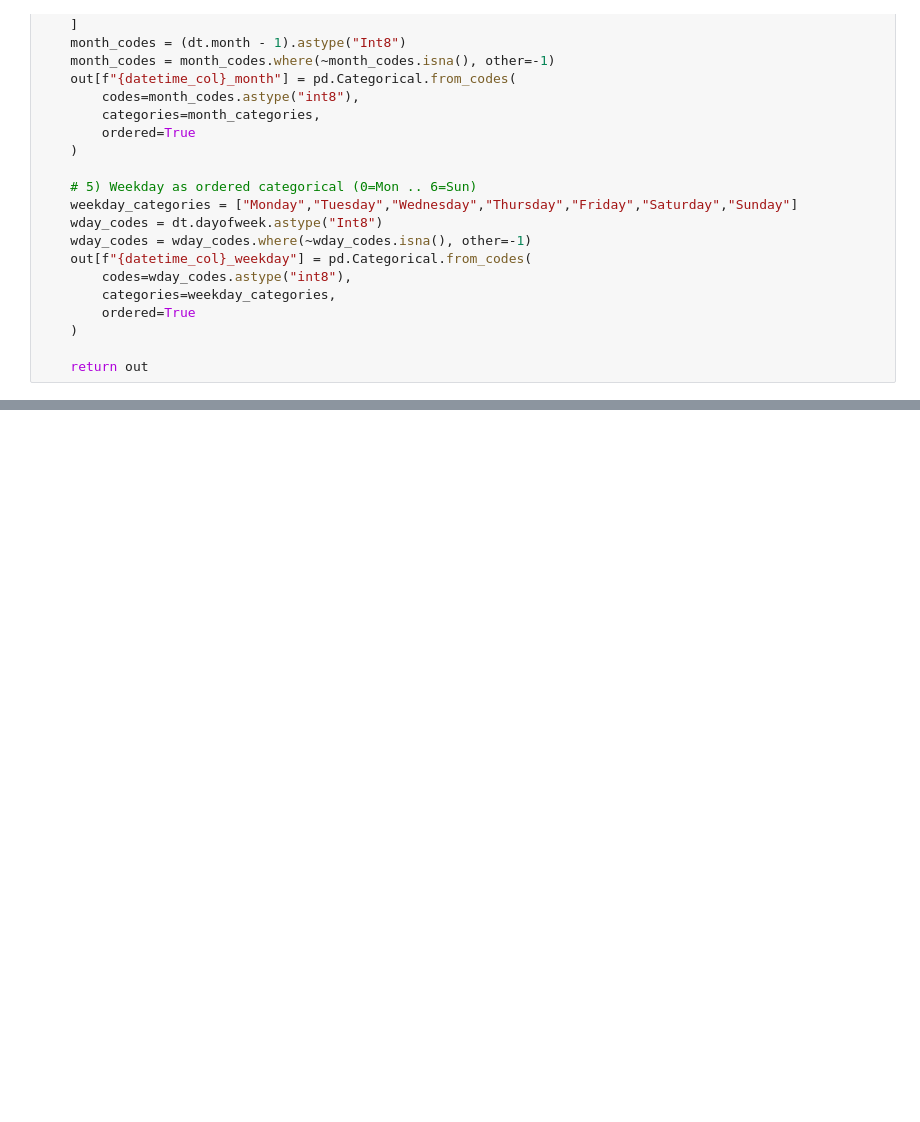
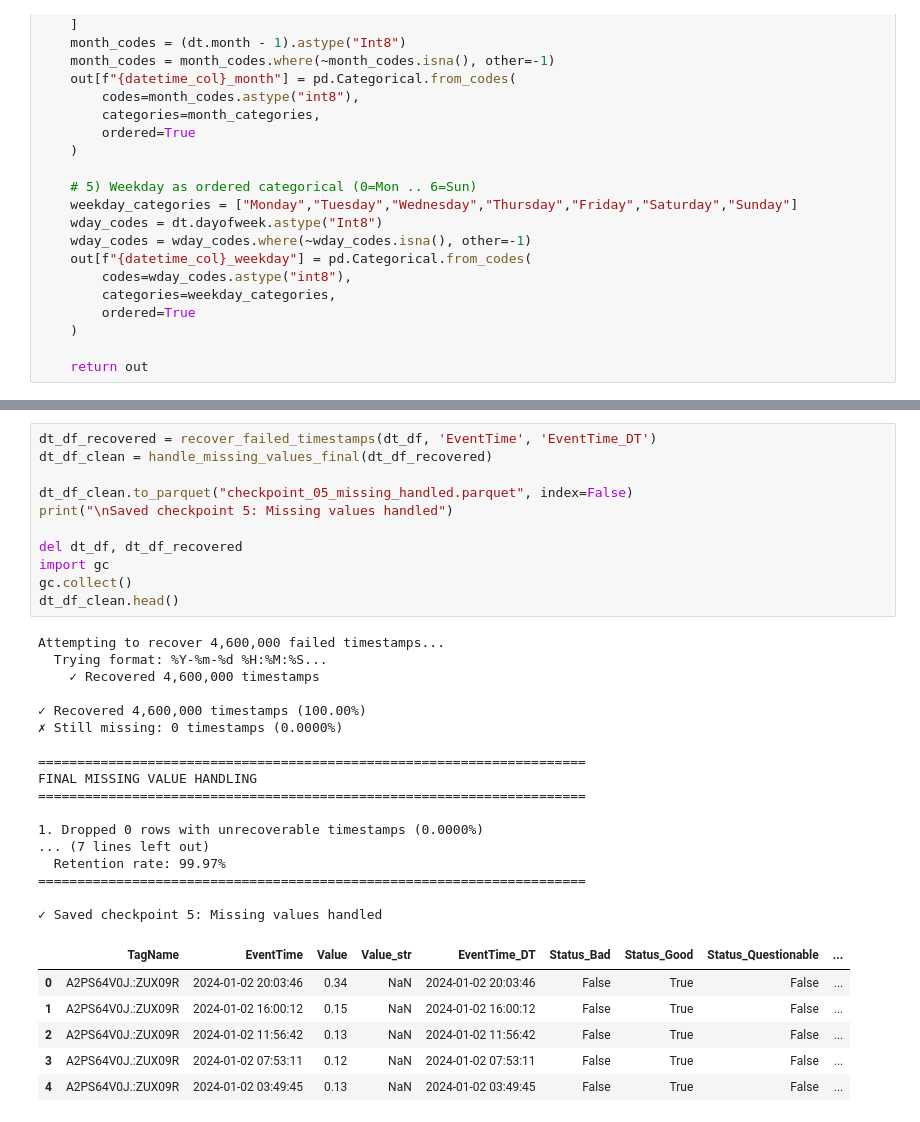
Before and after one commit to rtdip/core, a Jupyter notebook: preprocessing notebook.ipynb, the cells around one changed output, grey strips where cells are left out. Drawn from its saved outputs; the diff is of its cells as text; blank space fills up the shorter version.

```diff
--- a/preprocessing notebook.ipynb
+++ b/preprocessing notebook.ipynb
@@ -250,0 +366,35 @@ dt_df
+# %%
+dt_df_recovered = recover_failed_timestamps(dt_df, 'EventTime', 'EventTime_DT')
+dt_df_clean = handle_missing_values_final(dt_df_recovered)
+
+dt_df_clean.to_parquet("checkpoint_05_missing_handled.parquet", index=False)
+print("\nSaved checkpoint 5: Missing values handled")
+
+del dt_df, dt_df_recovered
+import gc
+gc.collect()
+dt_df_clean.head()
+# %% [output]
+Attempting to recover 4,600,000 failed timestamps...
+  Trying format: %Y-%m-%d %H:%M:%S...
+    ✓ Recovered 4,600,000 timestamps
+
+✓ Recovered 4,600,000 timestamps (100.00%)
+✗ Still missing: 0 timestamps (0.0000%)
+
+======================================================================
+FINAL MISSING VALUE HANDLING
+======================================================================
+
+1. Dropped 0 rows with unrecoverable timestamps (0.0000%)
+... (7 lines left out)
+  Retention rate: 99.97%
+======================================================================
+
+✓ Saved checkpoint 5: Missing values handled
+|  | TagName | EventTime | Value | Value_str | EventTime_DT | Status_Bad | Status_Good | Status_Questionable | ... |
+| 0 | A2PS64V0J.:ZUX09R | 2024-01-02 20:03:46 | 0.34 | NaN | 2024-01-02 20:03:46 | False | True | False | ... |
+| 1 | A2PS64V0J.:ZUX09R | 2024-01-02 16:00:12 | 0.15 | NaN | 2024-01-02 16:00:12 | False | True | False | ... |
+| 2 | A2PS64V0J.:ZUX09R | 2024-01-02 11:56:42 | 0.13 | NaN | 2024-01-02 11:56:42 | False | True | False | ... |
+| 3 | A2PS64V0J.:ZUX09R | 2024-01-02 07:53:11 | 0.12 | NaN | 2024-01-02 07:53:11 | False | True | False | ... |
+| 4 | A2PS64V0J.:ZUX09R | 2024-01-02 03:49:45 | 0.13 | NaN | 2024-01-02 03:49:45 | False | True | False | ... |
```
Also changed, not shown: parts of 21 cells of this notebook.
